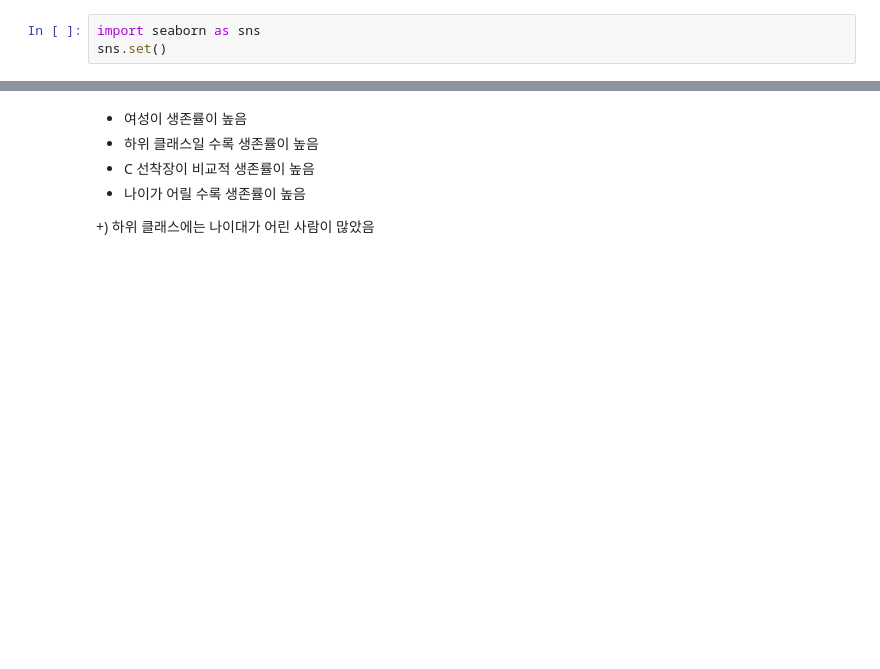
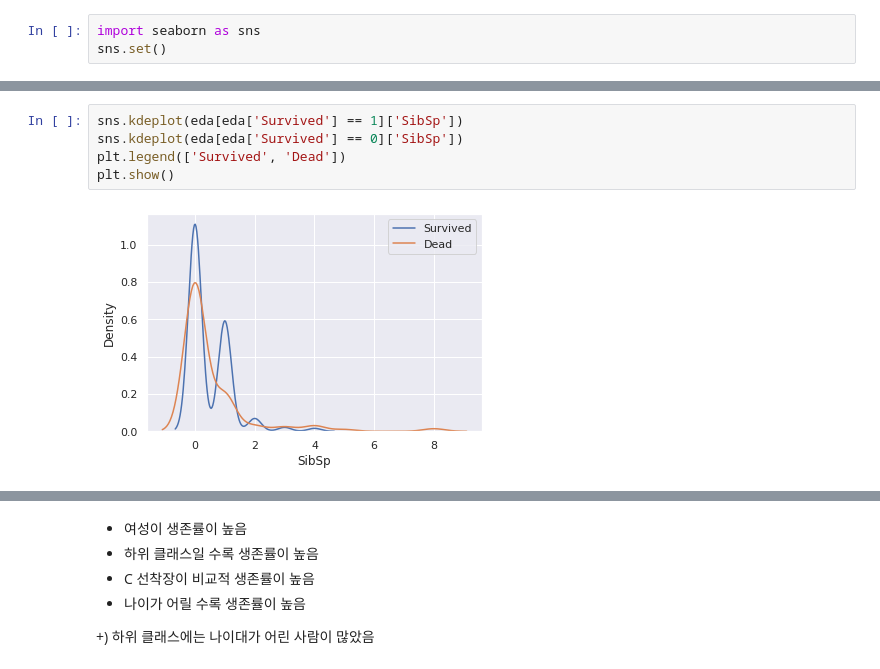
Before and after one commit to lauvsong/TITANIC_surviver_prediction, a Jupyter notebook: TITANIC.ipynb, the cells around one changed output, grey strips where cells are left out. Saved outputs shown, nothing was run; the diff lists cells and outputs as text; blank space fills up the shorter version.

```diff
--- a/TITANIC.ipynb
+++ b/TITANIC.ipynb
@@ -156,0 +172,7 @@ plt.show()
+# %%
+sns.kdeplot(eda[eda['Survived'] == 1]['SibSp'])
+sns.kdeplot(eda[eda['Survived'] == 0]['SibSp'])
+plt.legend(['Survived', 'Dead'])
+plt.show()
+# %% [output]
+[figure, added]
```
Also changed, not shown: parts of 43 cells of this notebook.
